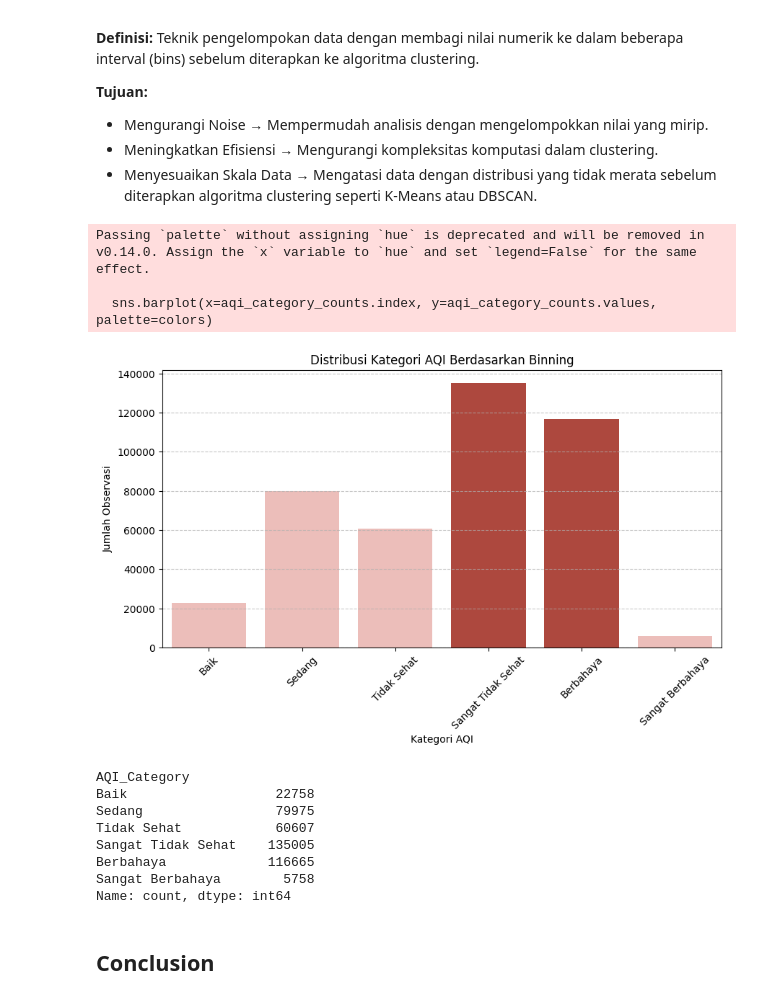
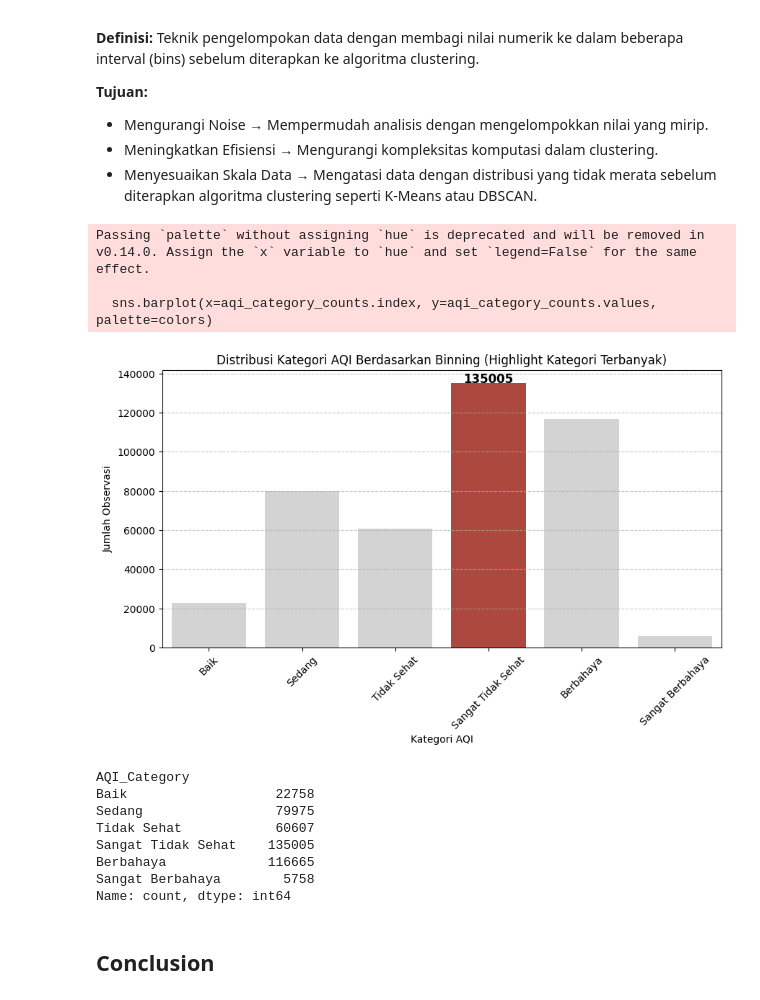
Before and after one commit to jijiau/Dicoding-Analisis-Data, a Jupyter notebook: notebook.ipynb, the cells around one changed output. Cells and saved outputs as stored; diff of their text form; code cells hidden in the pictures.

```diff
--- a/notebook.ipynb
+++ b/notebook.ipynb
@@ -817,34 +833,51 @@ plt.show()
 - Meningkatkan Efisiensi → Mengurangi kompleksitas komputasi dalam clustering.
 - Menyesuaikan Skala Data → Mengatasi data dengan distribusi yang tidak merata sebelum diterapkan algoritma clustering seperti K-Means atau DBSCAN.
 # %%
+import pandas as pd
+import matplotlib.pyplot as plt
+import seaborn as sns
+
 # Binning pada dataset all_df berdasarkan tingkat AQI
 aqi_bins = [0, 50, 100, 150, 200, 300, 500]
 aqi_labels = ['Baik', 'Sedang', 'Tidak Sehat', 'Sangat Tidak Sehat', 'Berbahaya', 'Sangat Berbahaya']
 
-# Menentukan kategori yang akan di-highlight
-highlight_categories = ["Sangat Tidak Sehat", "Berbahaya"]
-colors = ["#F5B7B1" if category not in highlight_categories else "#C0392B" for category in aqi_category_counts.index]
+# Melakukan binning pada AQI_Dominant
+all_df['AQI_Category'] = pd.cut(all_df['AQI_Dominant'], bins=aqi_bins, labels=aqi_labels, include_lowest=True)
 
+# Menghitung jumlah kategori AQI setelah binning
+aqi_category_counts = all_df['AQI_Category'].value_counts().sort_index()
 
-all_df['AQI_Category'] = pd.cut(all_df['AQI_Dominant'], bins=aqi_bins, labels=aqi_labels, include_lowest=True)
-aqi_category_counts = all_df['AQI_Category'].value_counts().sort_index()
+# Menentukan kategori dengan jumlah observasi terbanyak
+max_category = aqi_category_counts.idxmax()
+
+# Membuat palet warna dinamis (default abu-abu, kategori terbesar merah terang)
+colors = ["#D3D3D3" if category != max_category else "#C0392B" for category in aqi_category_counts.index]
 
 # Visualisasi distribusi kategori AQI
 plt.figure(figsize=(10, 5))
 sns.barplot(x=aqi_category_counts.index, y=aqi_category_counts.values, palette=colors)
+
+# Formatting plot
 plt.xlabel("Kategori AQI")
 plt.ylabel("Jumlah Observasi")
-plt.title("Distribusi Kategori AQI Berdasarkan Binning")
+plt.title("Distribusi Kategori AQI Berdasarkan Binning (Highlight Kategori Terbanyak)")
 plt.xticks(rotation=45)
 plt.grid(axis='y', linestyle='--', alpha=0.7)
+
+# Tambahkan anotasi untuk kategori dengan jumlah terbanyak
+for index, value in enumerate(aqi_category_counts):
+    if aqi_category_counts.index[index] == max_category:
+        plt.text(index, value + 100, f"{value}", ha='center', fontsize=12, fontweight='bold', color="black")
+
 plt.show()
 
+# Menampilkan jumlah kategori AQI dalam output
 aqi_category_counts
 # %% [output]
 Passing `palette` without assigning `hue` is deprecated and will be removed in v0.14.0. Assign the `x` variable to `hue` and set `legend=False` for the same effect.
 
   sns.barplot(x=aqi_category_counts.index, y=aqi_category_counts.values, palette=colors)
-[figure, old version]
+[figure, new version]
 AQI_Category
 Baik                   22758
 Sedang                 79975
```
Also changed, not shown: parts of 4 cells of this notebook, 1 other file.
